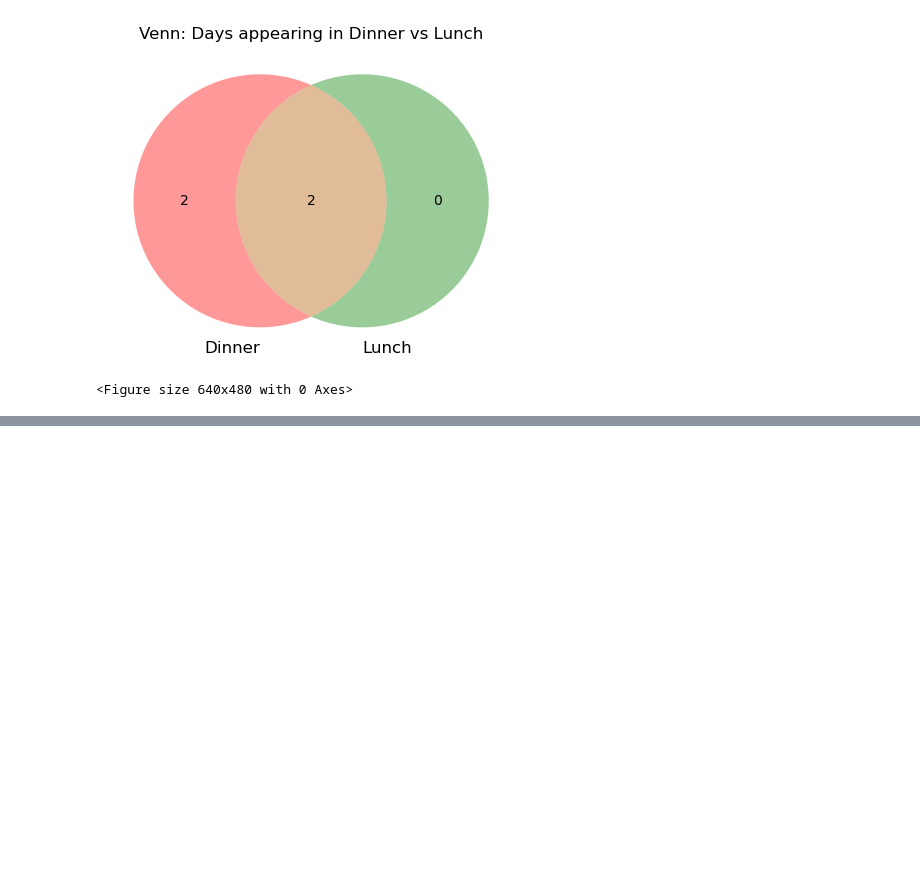
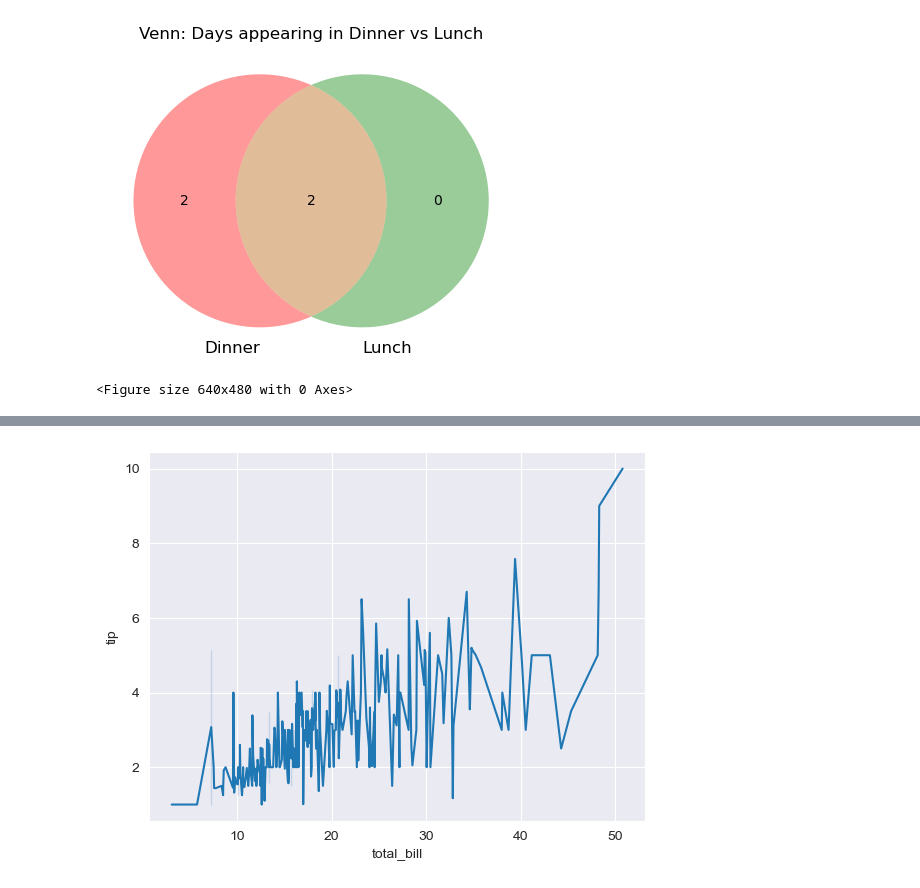
Before and after one commit to katariamonika/visualization, a Jupyter notebook: 02_activities/assignments/participation/session_05.ipynb, the cells around one changed output, grey strips where cells are left out. Drawn from its saved outputs; the diff is of its cells as text; code cells hidden in the pictures; blank space fills up the shorter version.

```diff
--- a/02_activities/assignments/participation/session_05.ipynb
+++ b/02_activities/assignments/participation/session_05.ipynb
@@ -132,0 +176,9 @@ plt.savefig("session_05_output.png", dpi=300, bbox_inches="tight")
+# %%
+#  Use premade styles (example: darkgrid)
+
+
+sns.set_style("darkgrid")
+sns.lineplot(data=tips, x="total_bill", y="tip")
+plt.show()
+# %% [output]
+[figure, added]
```
Also changed, not shown: parts of 6 cells of this notebook.
